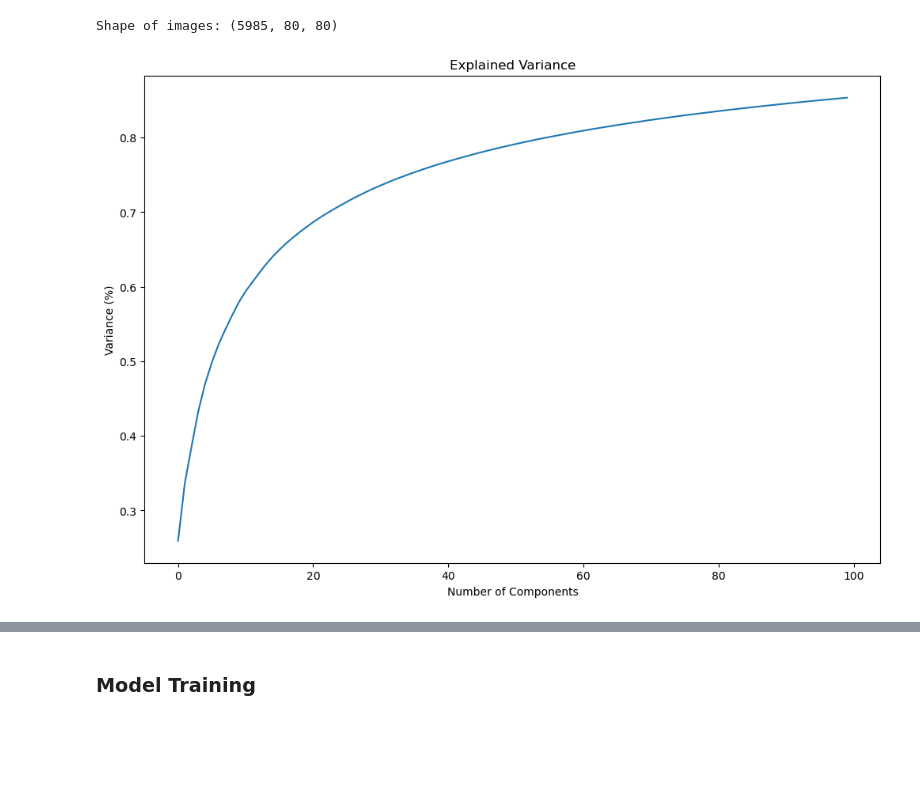
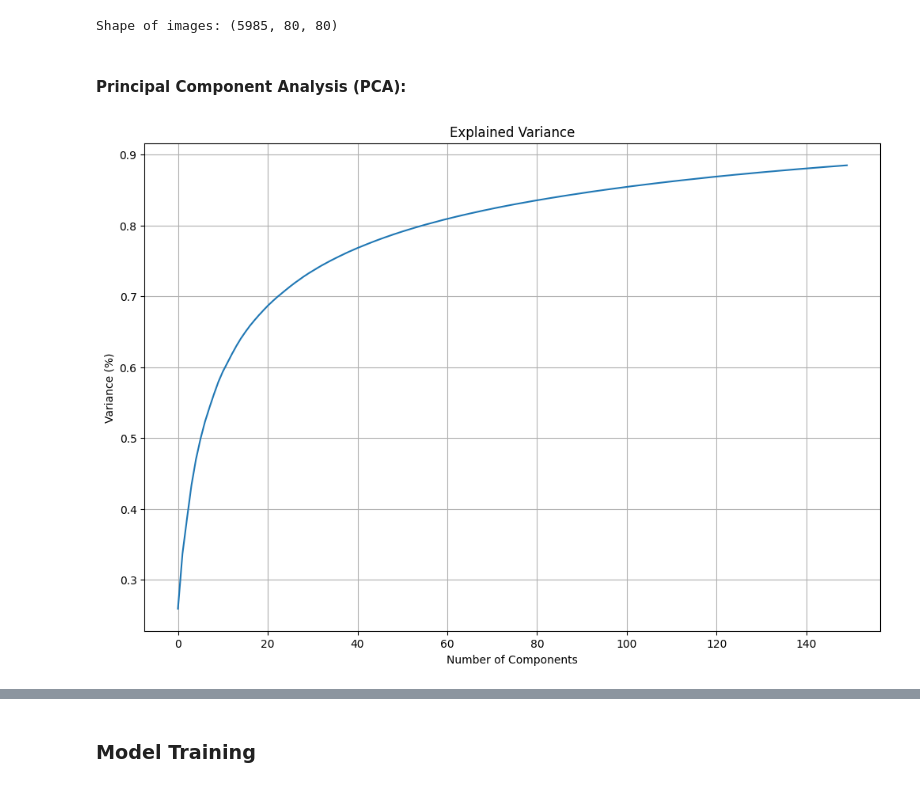
Before and after one commit to kimhonggithub/Project-Face-Regonition, a Jupyter notebook: face_main.ipynb, the cells around one changed output, grey strips where cells are left out. Drawn from its saved outputs; the diff is of its cells as text; code cells hidden in the pictures; blank space fills up the shorter version.

```diff
--- a/face_main.ipynb
+++ b/face_main.ipynb
@@ -214,24 +219,25 @@ filtered_dataset['target'].shape
 print("Shape of images:", filtered_dataset['data'].shape)
 # %% [output]
 Shape of images: (5985, 80, 80)
+# %% [markdown]
+#### Principal Component Analysis (PCA):
 # %%
 from sklearn.decomposition import PCA
 
 X = filtered_dataset['data']
 y = filtered_dataset['target']
 
 X = X.reshape(-1, 80 * 80)
 
-pca = PCA(n_components=100, whiten=True, random_state=42)
-
+pca = PCA(n_components=150, whiten=True, random_state=42)
 X_pca = pca.fit_transform(X)
-
 # plot the explained variance ratio
 plt.figure(figsize=(12, 8))
 plt.plot(np.cumsum(pca.explained_variance_ratio_))
 plt.xlabel('Number of Components')
 plt.ylabel('Variance (%)')
 plt.title('Explained Variance')
+plt.grid(True)
 plt.show()
 # %% [output]
-[figure, old version]
+[figure, new version]
```
Also changed, not shown: parts of 28 cells of this notebook, 1 other file.
